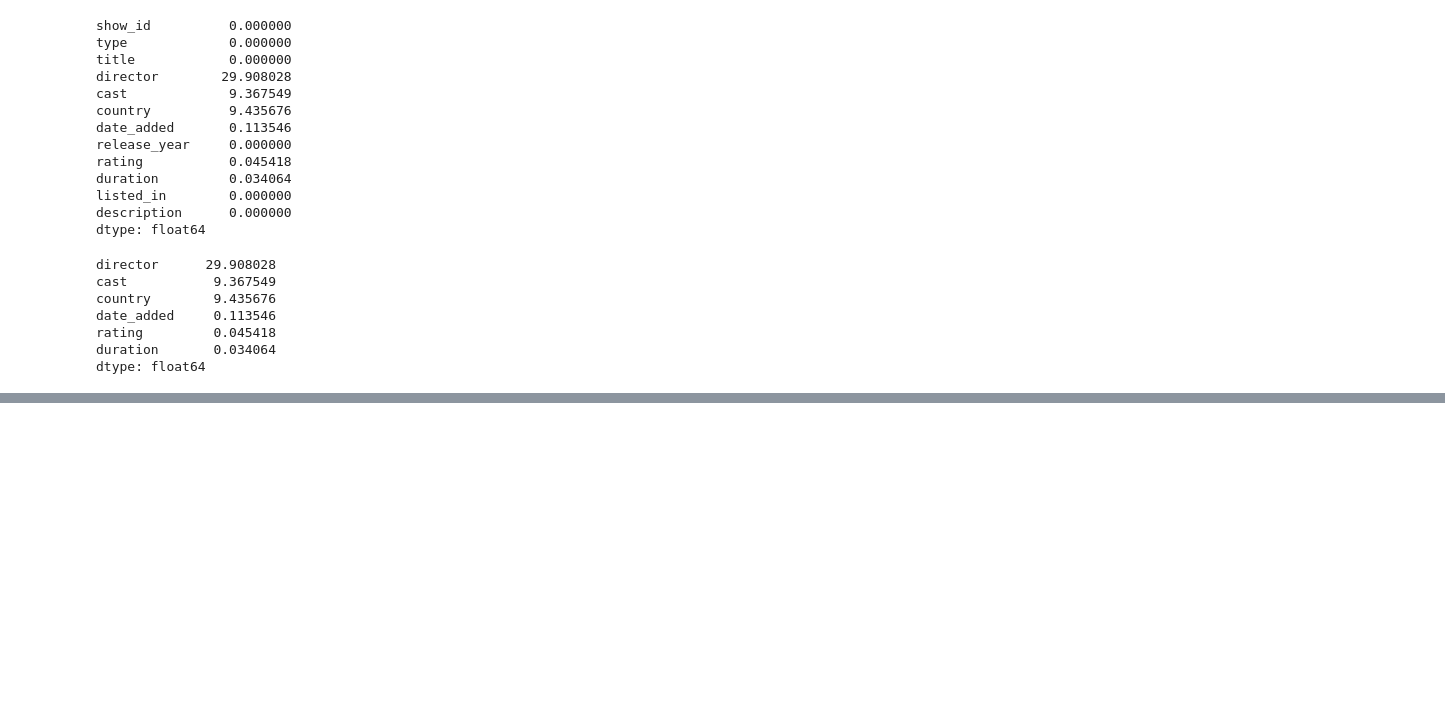
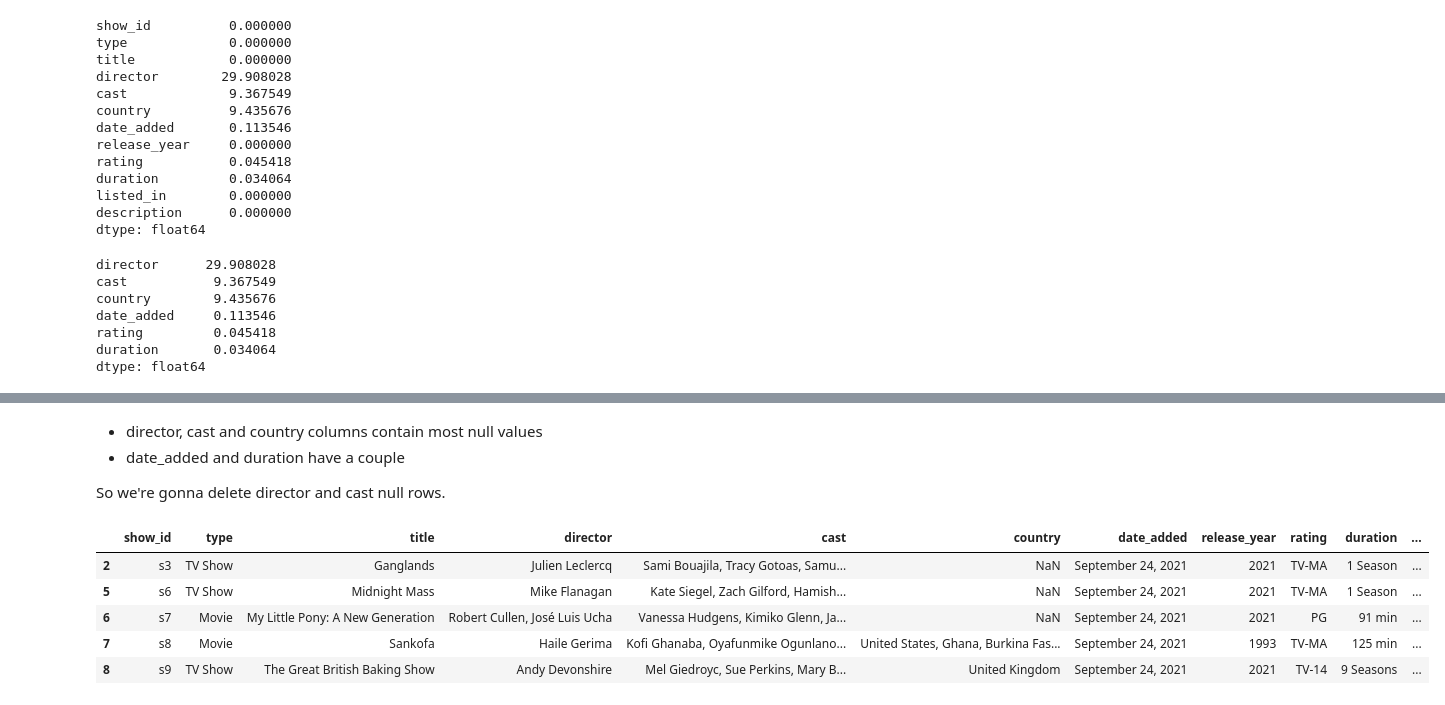
Before and after one commit to vNullptr/netflix-eda, a Jupyter notebook: notebook.ipynb, the cells around one changed output, grey strips where cells are left out. Saved outputs shown, nothing was run; the diff lists cells and outputs as text; code cells hidden in the pictures; blank space fills up the shorter version.

```diff
--- a/notebook.ipynb
+++ b/notebook.ipynb
@@ -132,0 +140,15 @@ dtype: float64
+# %% [markdown]
+- director, cast and country columns contain most null values
+- date_added and duration have a couple
+
+So we're gonna delete director and cast null rows.
+# %%
+netflix_copy = netflix.copy().dropna(how="any", subset=["director","cast"])
+netflix_copy.head()
+# %% [output]
+|  | show_id | type | title | director | cast | country | date_added | release_year | rating | duration | ... |
+| 2 | s3 | TV Show | Ganglands | Julien Leclercq | Sami Bouajila, Tracy Gotoas, Samu... | NaN | September 24, 2021 | 2021 | TV-MA | 1 Season | ... |
+| 5 | s6 | TV Show | Midnight Mass | Mike Flanagan | Kate Siegel, Zach Gilford, Hamish... | NaN | September 24, 2021 | 2021 | TV-MA | 1 Season | ... |
+| 6 | s7 | Movie | My Little Pony: A New Generation | Robert Cullen, José Luis Ucha | Vanessa Hudgens, Kimiko Glenn, Ja... | NaN | September 24, 2021 | 2021 | PG | 91 min | ... |
+| 7 | s8 | Movie | Sankofa | Haile Gerima | Kofi Ghanaba, Oyafunmike Ogunlano... | United States, Ghana, Burkina Fas... | September 24, 2021 | 1993 | TV-MA | 125 min | ... |
+| 8 | s9 | TV Show | The Great British Baking Show | Andy Devonshire | Mel Giedroyc, Sue Perkins, Mary B... | United Kingdom | September 24, 2021 | 2021 | TV-14 | 9 Seasons | ... |
```
Also changed, not shown: parts of 12 cells of this notebook.
